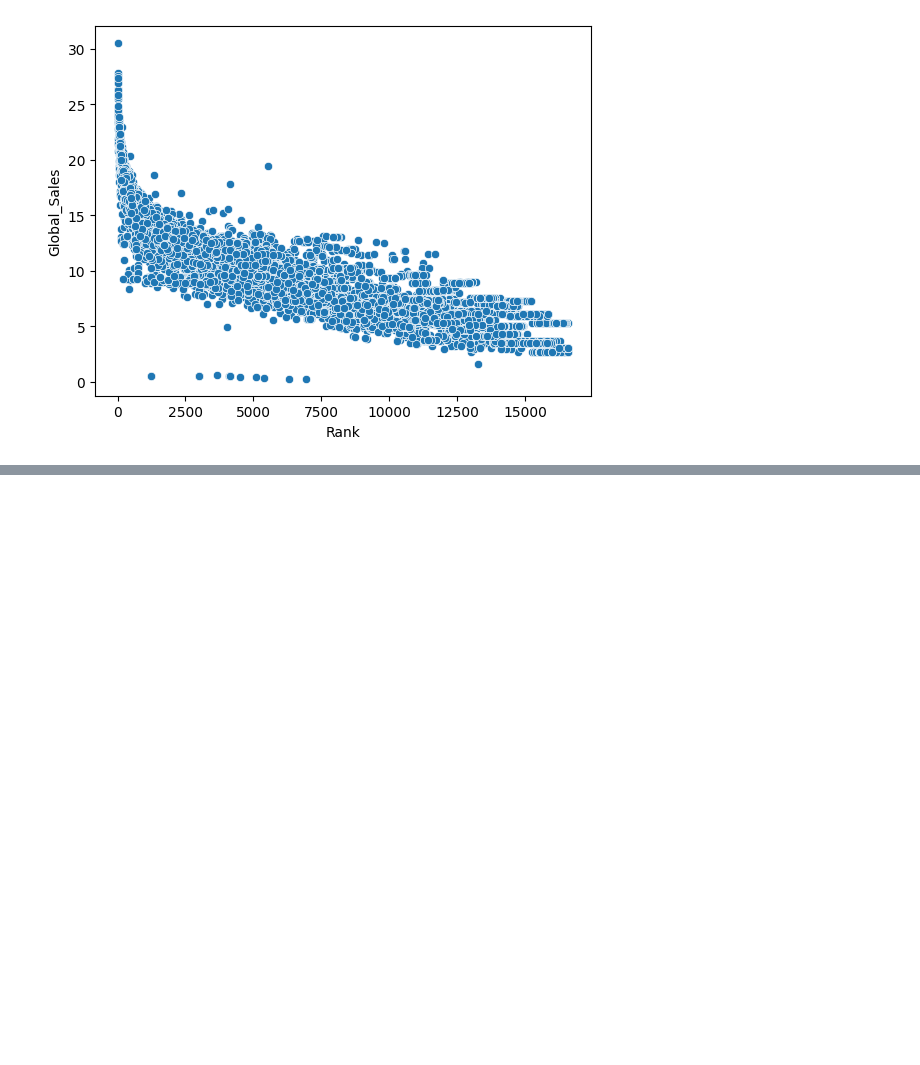
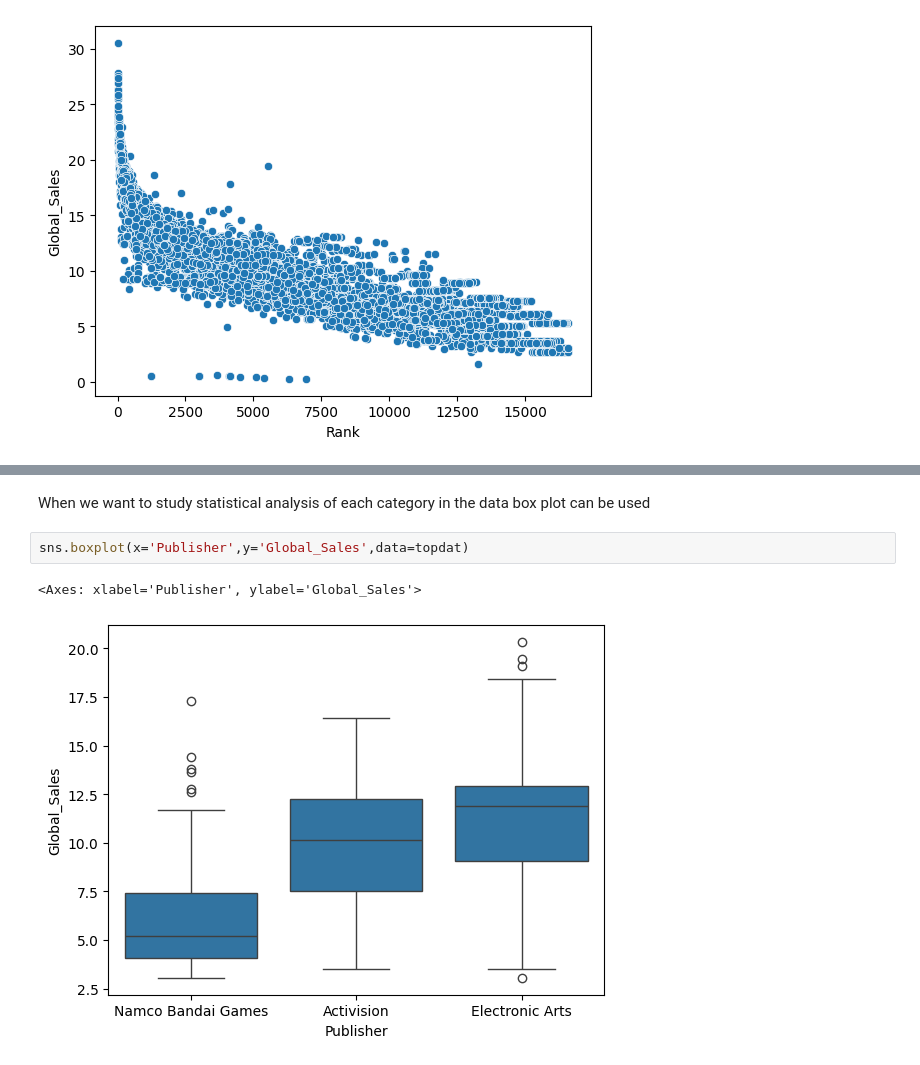
Before and after one commit to Manmohan-Shukla/data-visualisation, a Jupyter notebook: matplot.ipynb, the cells around one changed output, grey strips where cells are left out. Cells and saved outputs as stored; diff of their text form; blank space fills up the shorter version.

```diff
--- a/matplot.ipynb
+++ b/matplot.ipynb
@@ -254,0 +328,7 @@ sns.scatterplot(data=df,x="Rank",y="Global_Sales")
+# %% [markdown]
+When we want to study statistical analysis of each category in the data box plot can be used
+# %%
+sns.boxplot(x='Publisher',y='Global_Sales',data=topdat)
+# %% [output]
+<Axes: xlabel='Publisher', ylabel='Global_Sales'>
+[figure, added]
```
Also changed, not shown: parts of 21 cells of this notebook, 1 other file.
